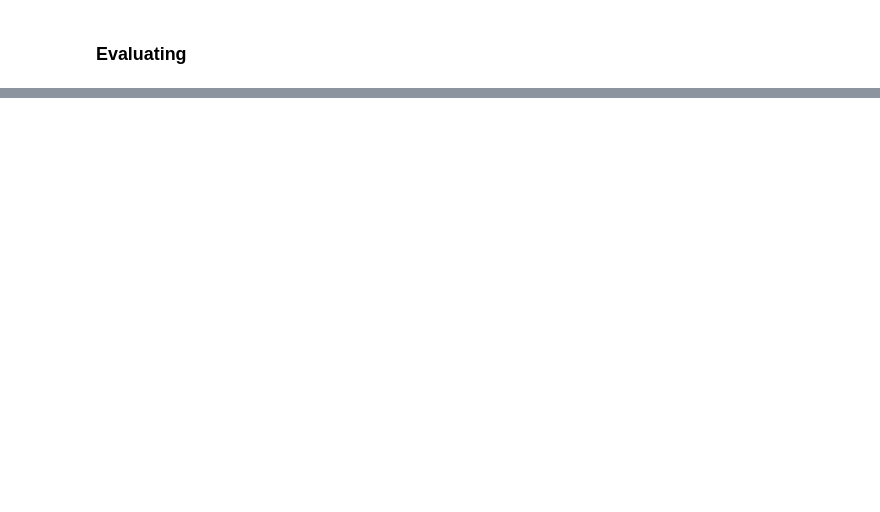
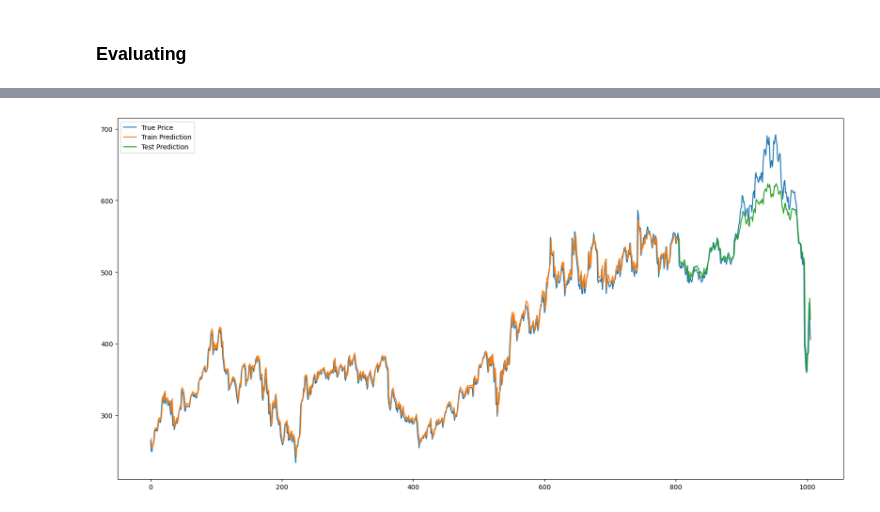
Before and after one commit to 23092003e/Stock-Price-Forecasting-System-Using-Apache-Spark, a Jupyter notebook: src.ipynb, the cells around one changed output, grey strips where cells are left out. Drawn from its saved outputs; the diff is of its cells as text; code cells hidden in the pictures; blank space fills up the shorter version.

```diff
--- a/src.ipynb
+++ b/src.ipynb
@@ -967,0 +998,21 @@ SequentialLSTM(
+# %%
+# Shift train predictions for plotting
+close = df['Close']
+
+trainPredictPlot = np.empty_like(data)
+trainPredictPlot[:, :] = np.nan
+trainPredictPlot[look_back:len(train_predict) + look_back, :] = train_predict
+
+# Shift test predictions for plotting
+testPredictPlot = np.empty_like(data)
+testPredictPlot[:, :] = np.nan
+testPredictPlot[len(train_predict) + (look_back * 2):len(close), :] = test_predict
+# %%
+plt.figure(figsize=(20, 10))
+plt.plot(close, label='True Price')
+plt.plot(trainPredictPlot, label='Train Prediction')
+plt.plot(testPredictPlot, label='Test Prediction')
+plt.legend()
+plt.show()
+# %% [output]
+[figure, added]
```
Also changed, not shown: parts of 5 cells of this notebook, 1 other file.
